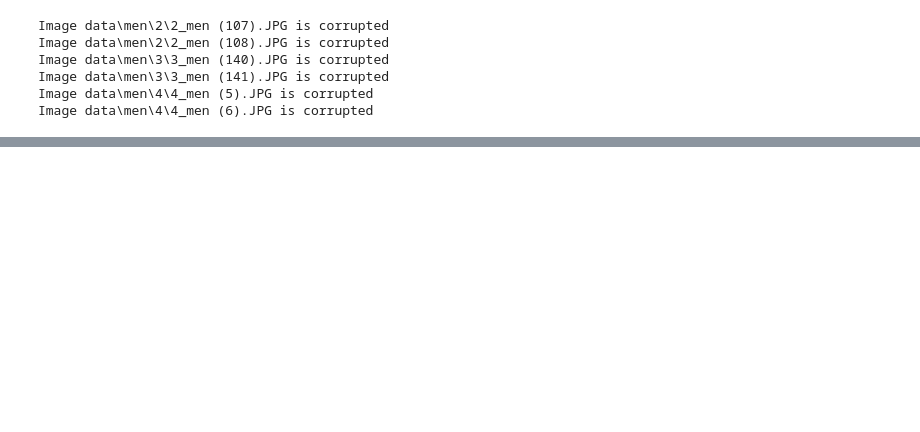
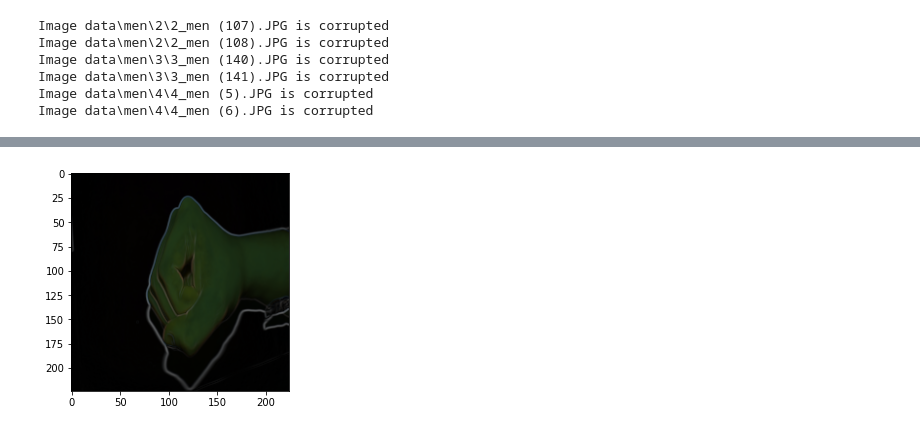
Before and after one commit to MostafaAshraf98/Project-Pattern-Recognition, a Jupyter notebook: main.ipynb, the cells around one changed output, grey strips where cells are left out. Cells and saved outputs as stored; diff of their text form; code cells hidden in the pictures; blank space fills up the shorter version.

```diff
--- a/main.ipynb
+++ b/main.ipynb
@@ -35,0 +52,6 @@ y_val shape: (278,)
+# %%
+edge_detection = EdgeDetection(method='sobel')
+plt.imshow(edge_detection.process(X_train[0]))
+plt.show()
+# %% [output]
+[figure, added]
```
Also changed, not shown: parts of 5 cells of this notebook, 3 other files.
